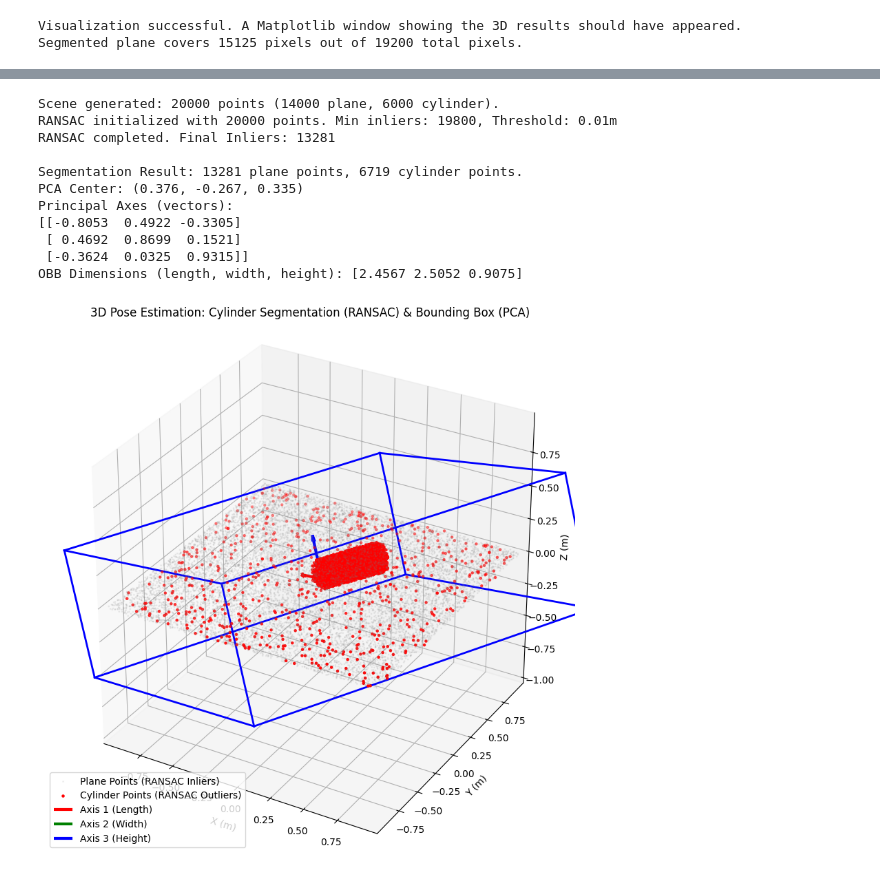
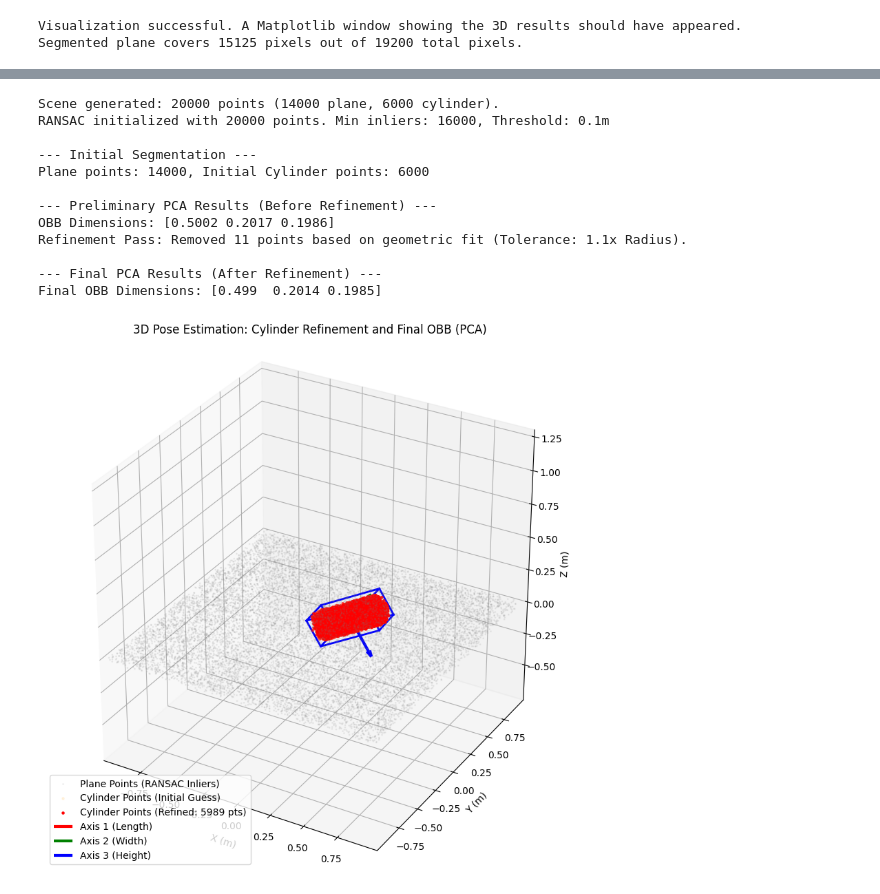
Before and after one commit to fkenghagho/IIS-Tutorial, a Jupyter notebook: notebooks/M04_Perception_Tutorial.ipynb, the cells around one changed output, grey strips where cells are left out. Saved outputs shown, nothing was run; the diff lists cells and outputs as text; code cells hidden in the pictures.

```diff
--- a/notebooks/M04_Perception_Tutorial.ipynb
+++ b/notebooks/M04_Perception_Tutorial.ipynb
@@ -1031,8 +1030,8 @@ if __name__ == '__main__':
     # 2. RANSAC to segment the plane (The mask identifies the plane)
     ransac = RANSAC_Segmentation(
         points=full_cloud,
-        distance_threshold=0.01, # Stricter plane filter
-        min_inliers_ratio=0.6
+        distance_threshold=0.1, # Stricter plane filter
+        min_inliers_ratio=0.8
     )
     plane_mask = ransac.run()
 
@@ -1056,40 +1055,41 @@ if __name__ == '__main__':
                 p_obb_dimensions,
                 tolerance_factor=1.1 # 10% tolerance for residual noise
             )
 
             # 5. Step 3: Final PCA on the refined points
             f_obb_center, f_obb_vectors, f_obb_dimensions = compute_pca(refined_cylinder_points)
 
             print(f"\n--- Final PCA Results (After Refinement) ---")
             print(f"Final OBB Dimensions: {f_obb_dimensions.round(4)}")
 
             # 6. Visualize the final result
             visualize_pose_estimation(
                 plane_points,
                 initial_cylinder_points,
                 refined_cylinder_points,
                 f_obb_center,
                 f_obb_vectors,
                 f_obb_dimensions
             )
 
             print("\nSuccessfully visualized the refined cylinder and its estimated OBB/Pose.")
 
         except ValueError as e:
             print(f"PCA Error: {e}")
             print("Could not compute PCA on the segmented points.")
     else:
         print("RANSAC failed to isolate the cylinder (too few points remaining).")
 # %% [output]
 Scene generated: 20000 points (14000 plane, 6000 cylinder).
-RANSAC initialized with 20000 points. Min inliers: 19800, Threshold: 0.01m
-RANSAC completed. Final Inliers: 13281
+RANSAC initialized with 20000 points. Min inliers: 16000, Threshold: 0.1m
 
-Segmentation Result: 13281 plane points, 6719 cylinder points.
-PCA Center: (0.376, -0.267, 0.335)
-Principal Axes (vectors):
-[[-0.8053  0.4922 -0.3305]
- [ 0.4692  0.8699  0.1521]
- [-0.3624  0.0325  0.9315]]
-OBB Dimensions (length, width, height): [2.4567 2.5052 0.9075]
+--- Initial Segmentation ---
+Plane points: 14000, Initial Cylinder points: 6000
+
+--- Preliminary PCA Results (Before Refinement) ---
+OBB Dimensions: [0.5002 0.2017 0.1986]
+Refinement Pass: Removed 11 points based on geometric fit (Tolerance: 1.1x Radius).
+
+--- Final PCA Results (After Refinement) ---
+Final OBB Dimensions: [0.499  0.2014 0.1985]
-[figure, old version]
+[figure, new version]
```
Also changed, not shown: parts of 6 cells of this notebook.
